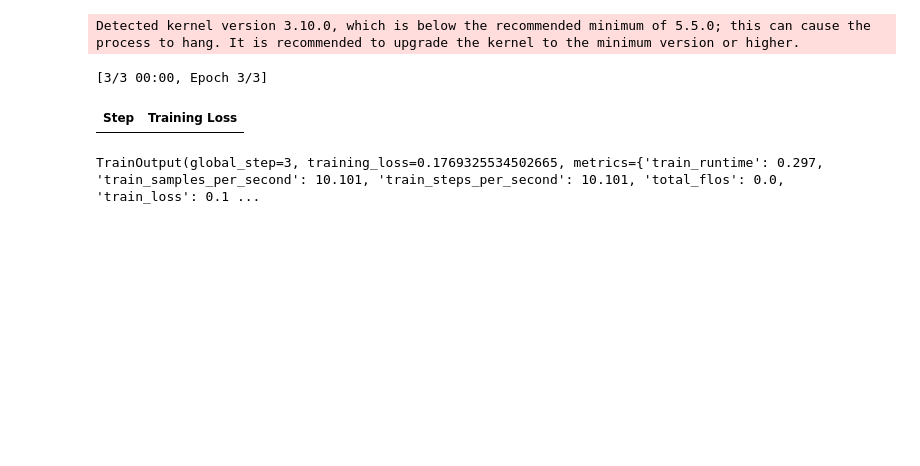
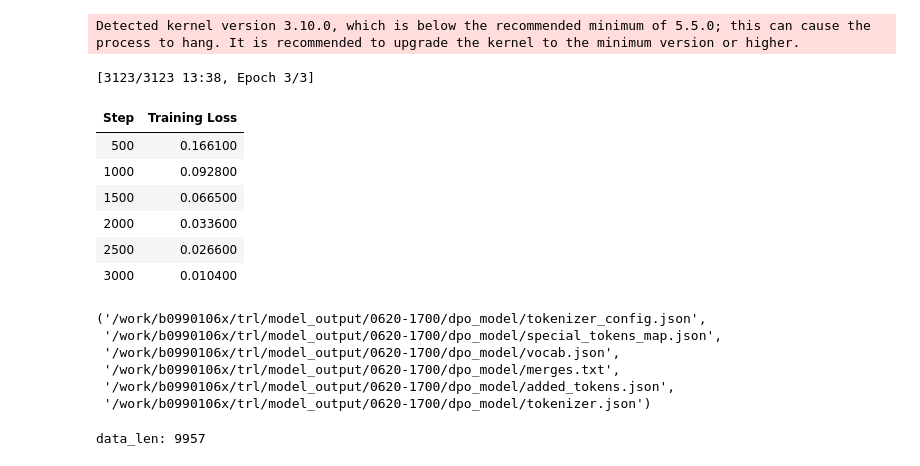
Before and after one commit to Alanhsiu/trl, a Jupyter notebook: dpo.ipynb, the cells around one changed output. Saved outputs shown, nothing was run; the diff lists cells and outputs as text; code cells hidden in the pictures; blank space fills up the shorter version.

```diff
--- a/dpo.ipynb
+++ b/dpo.ipynb
@@ -63,7 +51,7 @@ import json
 from datasets import Dataset
 
 # load the dpo_data.json file
-with open("dpo_data.json") as f:
+with open("dpo_data_all.json") as f:
     dpo_data = json.load(f)
 
 # load the dataset
@@ -71,9 +59,6 @@ dataset = Dataset.from_dict(dpo_data)
 print(dataset)
 
 ## TODO: Split the dataset into training and validation sets
-from datasets import DatasetDict
-
-# split the dataset
 dataset_dict = dataset.train_test_split(test_size=0.1)
 
 # load the training and validation datasets
@@ -119,22 +100,40 @@ View run at https://wandb.ai/b09901066_alan/trl/runs/e1tpxeyf
 # %%
 training_args = DPOConfig(
-    beta=0.1,
-    output_dir="./results",
+    beta=0.02,
+    output_dir=f"{model_output_dir}",
     generate_during_eval = True,
 )
 
 trainer = DPOTrainer(
     model=model,
+    ref_model=model_ref,
     args=training_args,
     tokenizer=ar_tokenizer,
     train_dataset=train_dataset,
     eval_dataset=val_dataset,
 )
 
 # train
 trainer.train()
+
+# save the model
+trainer.save_model(f"{model_output_dir}/dpo_model")
+
+model.config.to_json_file(f"{model_output_dir}/dpo_model/config.json")
+ar_tokenizer.save_pretrained(f"{model_output_dir}/dpo_model")
 # %% [output]
 Detected kernel version 3.10.0, which is below the recommended minimum of 5.5.0; this can cause the process to hang. It is recommended to upgrade the kernel to the minimum version or higher.
-[3/3 00:00, Epoch 3/3]
+[3123/3123 13:38, Epoch 3/3]
 | Step | Training Loss |
+| 500 | 0.166100 |
+| 1000 | 0.092800 |
+| 1500 | 0.066500 |
+| 2000 | 0.033600 |
+| 2500 | 0.026600 |
+| 3000 | 0.010400 |
-TrainOutput(global_step=3, training_loss=0.1769325534502665, metrics={'train_runtime': 0.297, 'train_samples_per_second': 10.101, 'train_steps_per_second': 10.101, 'total_flos': 0.0, 'train_loss': 0.1 ...
+('/work/b0990106x/trl/model_output/0620-1700/dpo_model/tokenizer_config.json',
+ '/work/b0990106x/trl/model_output/0620-1700/dpo_model/special_tokens_map.json',
+ '/work/b0990106x/trl/model_output/0620-1700/dpo_model/vocab.json',
+ '/work/b0990106x/trl/model_output/0620-1700/dpo_model/merges.txt',
+ '/work/b0990106x/trl/model_output/0620-1700/dpo_model/added_tokens.json',
+ '/work/b0990106x/trl/model_output/0620-1700/dpo_model/tokenizer.json')
@@ -140,0 +170,29 @@ TrainOutput(global_step=3, training_loss=0.1769325534502665, metrics={'train_run
+# %%
+# Prepare Model
+
+all_src_encodec_layers = []
+all_src_encodec = []
+all_instruction = []
+
+layer_len = 8
+# data_len = len(dataset)
+
+
+args_predict = SimpleNamespace(output_path=f"{base_path}/output/{ts}/example.wav", seed=0, device=device)
+agent_input_dir = f"{base_path}/data-encodec"
+test_dataset = load_from_disk(agent_input_dir)
+data_len = len(test_dataset)
+print("data_len:", data_len)
+
+for i in range(layer_len):
+    all_src_encodec_layers.append(test_dataset[f"src_encodec_{i}"])
+
+for i in range(data_len):
+    src_encodec = []
+    for j in range(layer_len):
+        src_encodec.append(all_src_encodec_layers[j][i])
+    all_src_encodec.append(src_encodec)
+
+    all_instruction.append(test_dataset["instruction"][i])
+# %% [output]
+data_len: 9957
```
Also changed, not shown: parts of 17 cells of this notebook, 9 other files.
